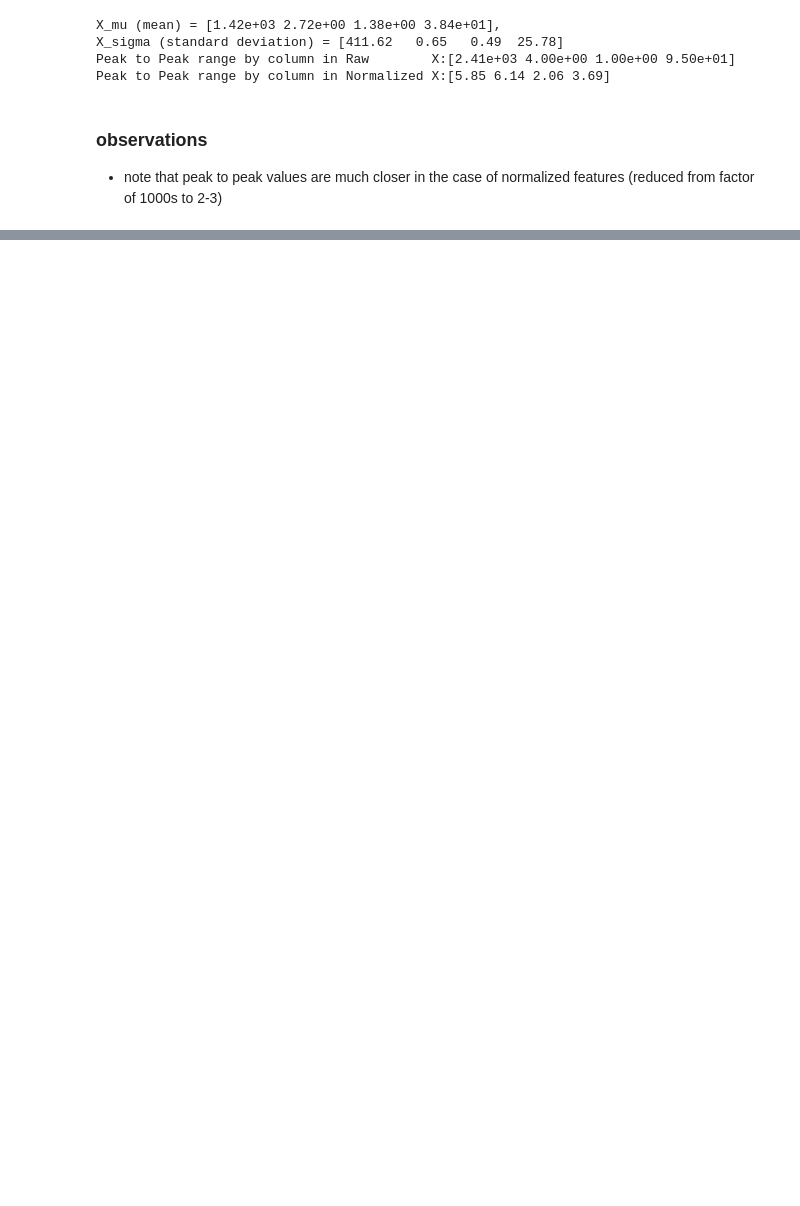
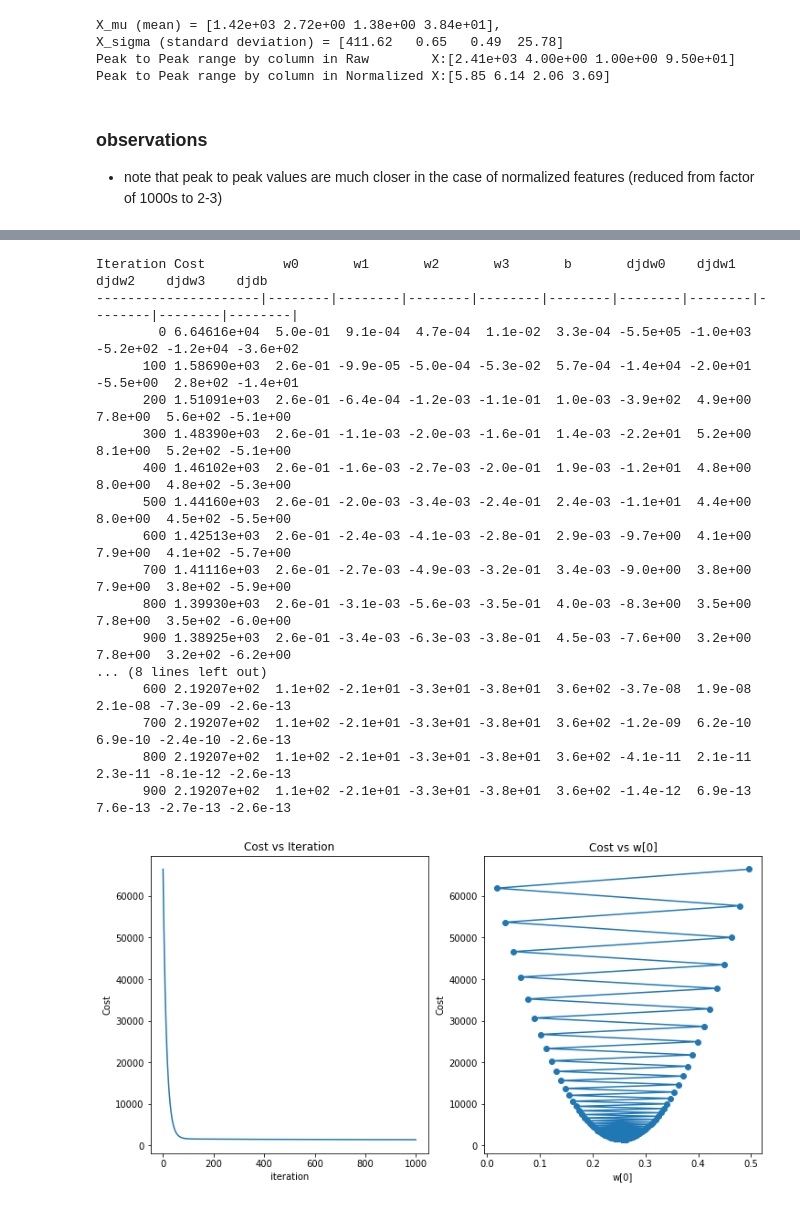
Before and after one commit to anikettrivedi/ml-ai, a Jupyter notebook: 02_linear_regression/02_06_features_scaling.ipynb, the cells around one changed output, grey strips where cells are left out. Cells and saved outputs as stored; diff of their text form; code cells hidden in the pictures; blank space fills up the shorter version.

```diff
--- a/02_linear_regression/02_06_features_scaling.ipynb
+++ b/02_linear_regression/02_06_features_scaling.ipynb
@@ -236,0 +300,41 @@ Peak to Peak range by column in Normalized X:[5.85 6.14 2.06 3.69]
+# %%
+w_init = np.zeros(X_train.shape[1])
+b_init = 0
+iterations = 1000
+
+# setting alpha to 9e-7
+alpha = 9e-7
+
+w_final, b_final ,J_hist, w0_hist, b_hist = gradient_descent(X_train, y_train, w_init, b_init, compute_cost, compute_gradient, alpha, iterations)
+
+plot_cost_iter_w(J_hist, w0_hist)
+
+w_init = np.zeros(X_train.shape[1])
+b_init = 0
+iterations = 1000
+
+# setting alpha to 1.0e-1 to speed up GD converge
+alpha = 1.0e-1
+
+w_norm, b_norm, J_hist_norm, w0_hist_norm, b_hist_norm = gradient_descent(X_norm, y_train, w_init, b_init, compute_cost, compute_gradient, alpha, iterations)
+
+plot_cost_iter_w(J_hist_norm, w0_hist_norm)
+# %% [output]
+Iteration Cost          w0       w1       w2       w3       b       djdw0    djdw1    djdw2    djdw3    djdb
+---------------------|--------|--------|--------|--------|--------|--------|--------|--------|--------|--------|
+        0 6.64616e+04  5.0e-01  9.1e-04  4.7e-04  1.1e-02  3.3e-04 -5.5e+05 -1.0e+03 -5.2e+02 -1.2e+04 -3.6e+02
+      100 1.58690e+03  2.6e-01 -9.9e-05 -5.0e-04 -5.3e-02  5.7e-04 -1.4e+04 -2.0e+01 -5.5e+00  2.8e+02 -1.4e+01
+      200 1.51091e+03  2.6e-01 -6.4e-04 -1.2e-03 -1.1e-01  1.0e-03 -3.9e+02  4.9e+00  7.8e+00  5.6e+02 -5.1e+00
+      300 1.48390e+03  2.6e-01 -1.1e-03 -2.0e-03 -1.6e-01  1.4e-03 -2.2e+01  5.2e+00  8.1e+00  5.2e+02 -5.1e+00
+      400 1.46102e+03  2.6e-01 -1.6e-03 -2.7e-03 -2.0e-01  1.9e-03 -1.2e+01  4.8e+00  8.0e+00  4.8e+02 -5.3e+00
+      500 1.44160e+03  2.6e-01 -2.0e-03 -3.4e-03 -2.4e-01  2.4e-03 -1.1e+01  4.4e+00  8.0e+00  4.5e+02 -5.5e+00
+      600 1.42513e+03  2.6e-01 -2.4e-03 -4.1e-03 -2.8e-01  2.9e-03 -9.7e+00  4.1e+00  7.9e+00  4.1e+02 -5.7e+00
+      700 1.41116e+03  2.6e-01 -2.7e-03 -4.9e-03 -3.2e-01  3.4e-03 -9.0e+00  3.8e+00  7.9e+00  3.8e+02 -5.9e+00
+      800 1.39930e+03  2.6e-01 -3.1e-03 -5.6e-03 -3.5e-01  4.0e-03 -8.3e+00  3.5e+00  7.8e+00  3.5e+02 -6.0e+00
+      900 1.38925e+03  2.6e-01 -3.4e-03 -6.3e-03 -3.8e-01  4.5e-03 -7.6e+00  3.2e+00  7.8e+00  3.2e+02 -6.2e+00
+... (8 lines left out)
+      600 2.19207e+02  1.1e+02 -2.1e+01 -3.3e+01 -3.8e+01  3.6e+02 -3.7e-08  1.9e-08  2.1e-08 -7.3e-09 -2.6e-13
+      700 2.19207e+02  1.1e+02 -2.1e+01 -3.3e+01 -3.8e+01  3.6e+02 -1.2e-09  6.2e-10  6.9e-10 -2.4e-10 -2.6e-13
+      800 2.19207e+02  1.1e+02 -2.1e+01 -3.3e+01 -3.8e+01  3.6e+02 -4.1e-11  2.1e-11  2.3e-11 -8.1e-12 -2.6e-13
+      900 2.19207e+02  1.1e+02 -2.1e+01 -3.3e+01 -3.8e+01  3.6e+02 -1.4e-12  6.9e-13  7.6e-13 -2.7e-13 -2.6e-13
+[figure, added]
```
Also changed, not shown: parts of 13 cells of this notebook.
